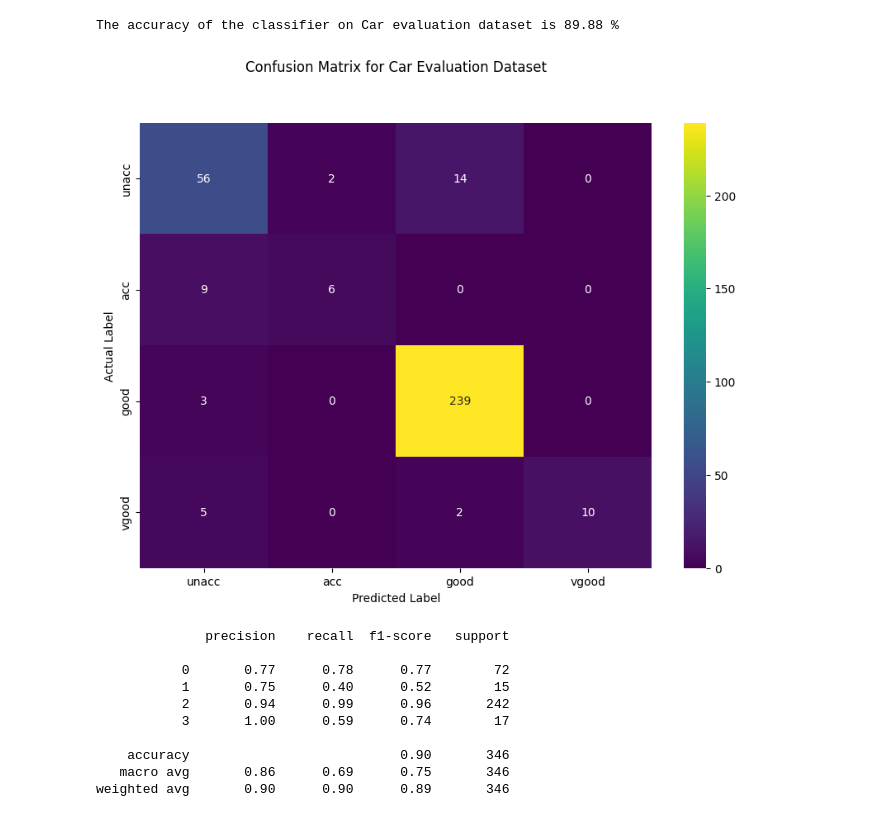
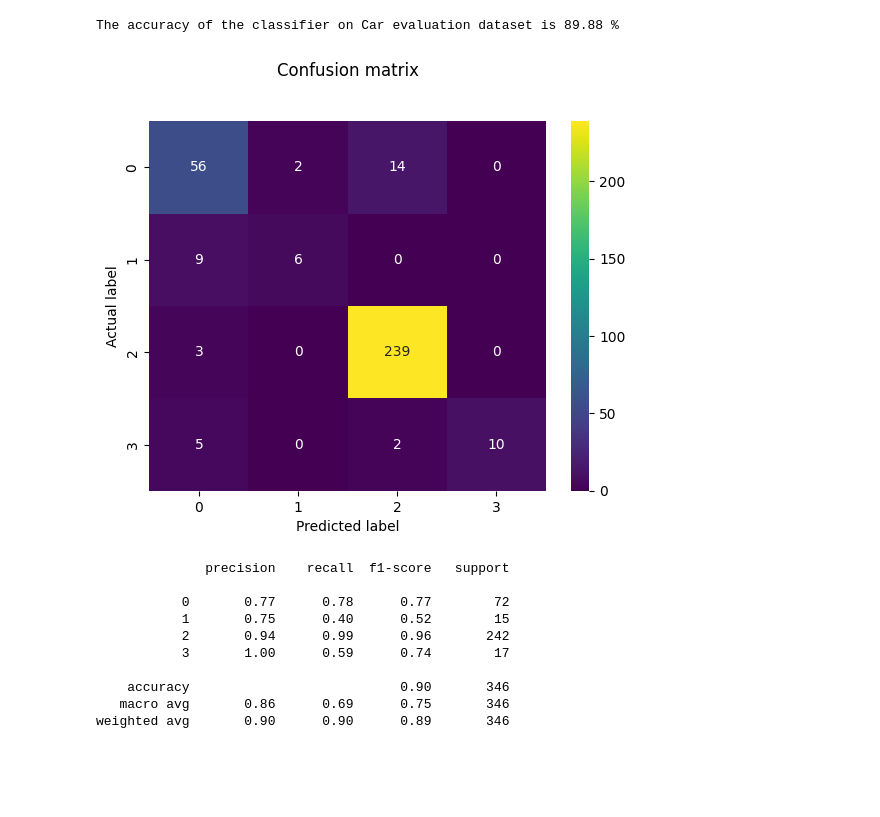
Before and after one commit to Vigna200/FMML_Project_Labs, a Jupyter notebook: AIML_Module_3_Lab_2_Implementing_KNN_from_scratch_and_visualize_Algorithm_performance.ipynb, the cells around one changed output. Drawn from its saved outputs; the diff is of its cells as text; code cells hidden in the pictures; blank space fills up the shorter version.

```diff
--- a/AIML_Module_3_Lab_2_Implementing_KNN_from_scratch_and_visualize_Algorithm_performance.ipynb
+++ b/AIML_Module_3_Lab_2_Implementing_KNN_from_scratch_and_visualize_Algorithm_performance.ipynb
@@ -452,0 +406,3 @@ car_df = pd.read_csv(file_name)
+# %%
+car_df = pd.read_csv('car_evaluation (2).csv')
+car_df
@@ -488,17 +458,14 @@ The accuracy of the classifier on Car evaluation dataset is 89.88 %
 # %%
 ## TASK-3
 ## Plot a Confusion Matrix for the results of the Car evaluation dataset
-cnf_matrix = metrics.confusion_matrix(y_test, predictions)
-class_names = ['unacc', 'acc', 'good', 'vgood']
-df_cm = pd.DataFrame(cnf_matrix, index=class_names, columns=class_names)
-plt.figure(figsize=(10, 7))
-sns.heatmap(df_cm, annot=True, cmap="viridis", fmt='g')
-plt.title("Confusion Matrix for Car Evaluation Dataset", y=1.1)
-plt.ylabel('Actual Label')
-plt.xlabel('Predicted Label')
+cnf_matrix = confusion_matrix(y_test, predictions)
+p = sns.heatmap(pd.DataFrame(cnf_matrix), annot=True, cmap="viridis" ,fmt='g')
+plt.title('Confusion matrix', y=1.1)
+plt.ylabel('Actual label')
+plt.xlabel('Predicted label')
 plt.show()
 # %% [output]
-[figure, old version]
+[figure, new version]
 # %%
 ## TASK-4
 ## Print a Classification Report for the results of the Car evaluation dataset
```
Also changed, not shown: parts of 12 cells of this notebook.
